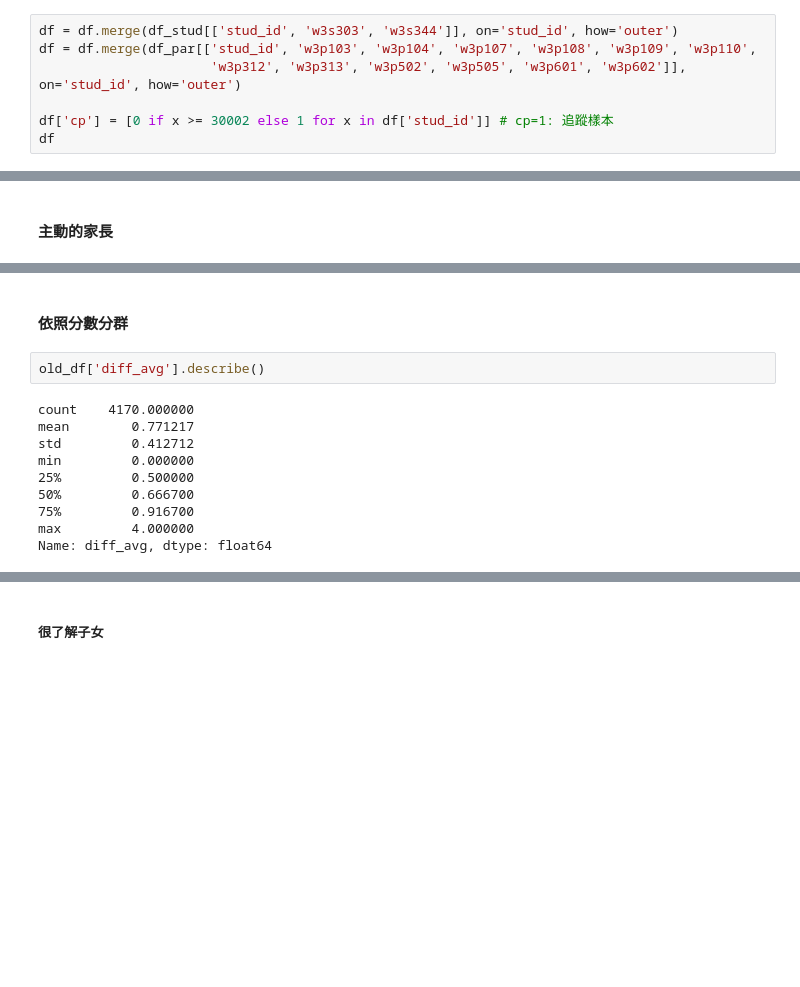
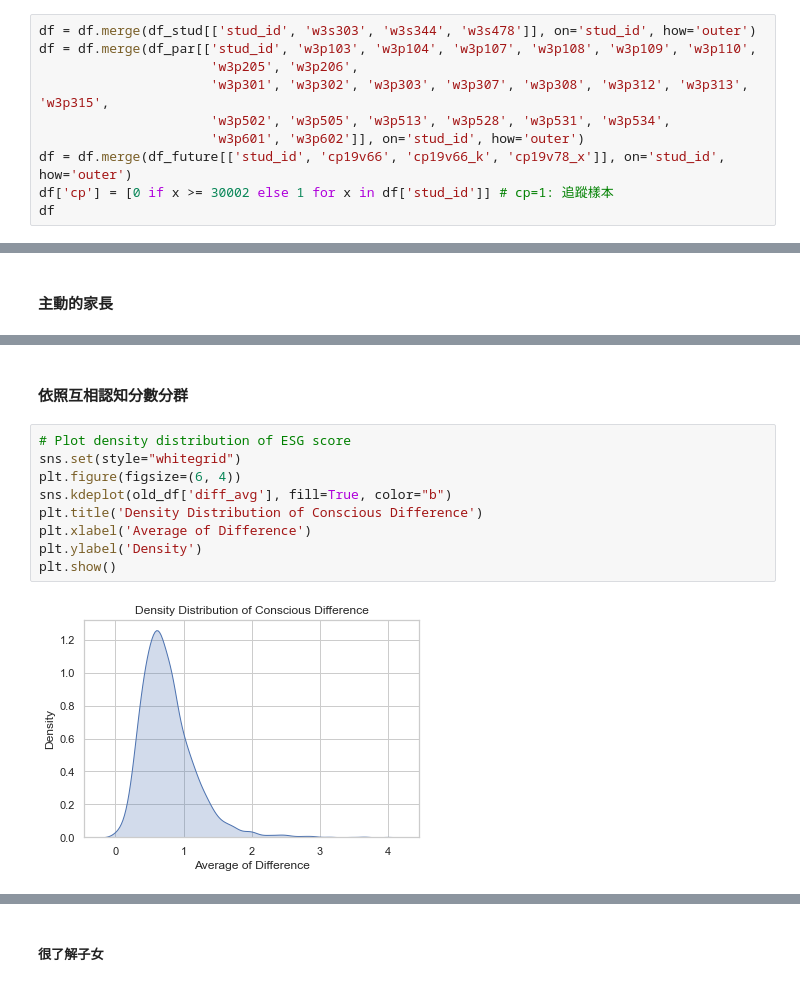
Before and after one commit to ouyang-yang/TIER, a Jupyter notebook: EE_FP.ipynb, the cells around one changed output, grey strips where cells are left out. Cells and saved outputs as stored; diff of their text form; blank space fills up the shorter version.

```diff
--- a/EE_FP.ipynb
+++ b/EE_FP.ipynb
@@ -23,10 +38,13 @@ df_par = pd.read_csv(par_data)
 # %% [markdown]
 ##### Data Pre-processing
 # %%
-df = df.merge(df_stud[['stud_id', 'w3s303', 'w3s344']], on='stud_id', how='outer')
+df = df.merge(df_stud[['stud_id', 'w3s303', 'w3s344', 'w3s478']], on='stud_id', how='outer')
 df = df.merge(df_par[['stud_id', 'w3p103', 'w3p104', 'w3p107', 'w3p108', 'w3p109', 'w3p110',
-                      'w3p312', 'w3p313', 'w3p502', 'w3p505', 'w3p601', 'w3p602']], on='stud_id', how='outer')
-
+                      'w3p205', 'w3p206',
+                      'w3p301', 'w3p302', 'w3p303', 'w3p307', 'w3p308', 'w3p312', 'w3p313', 'w3p315',
+                      'w3p502', 'w3p505', 'w3p513', 'w3p528', 'w3p531', 'w3p534',
+                      'w3p601', 'w3p602']], on='stud_id', how='outer')
+df = df.merge(df_future[['stud_id', 'cp19v66', 'cp19v66_k', 'cp19v78_x']], on='stud_id', how='outer')
 df['cp'] = [0 if x >= 30002 else 1 for x in df['stud_id']] # cp=1: 追蹤樣本
 df
 # %% [output]
@@ -106,17 +341,16 @@ plt.show()
 # %% [markdown]
-#### 依照分數分群
+#### 依照互相認知分數分群
-# %%
-old_df['diff_avg'].describe()
-# %% [output]
-count    4170.000000
-mean        0.771217
-std         0.412712
-min         0.000000
-25%         0.500000
-50%         0.666700
-75%         0.916700
-max         4.000000
-Name: diff_avg, dtype: float64
+# %%
+# Plot density distribution of ESG score
+sns.set(style="whitegrid")
+plt.figure(figsize=(6, 4))
+sns.kdeplot(old_df['diff_avg'], fill=True, color="b")
+plt.title('Density Distribution of Conscious Difference')
+plt.xlabel('Average of Difference')
+plt.ylabel('Density')
+plt.show()
+# %% [output]
+[figure, added]
 # %%
 quantile_20 = old_df['diff_avg'].quantile(0.20)
 quantile_80 = old_df['diff_avg'].quantile(0.80)
```
Also changed, not shown: parts of 25 cells of this notebook.
